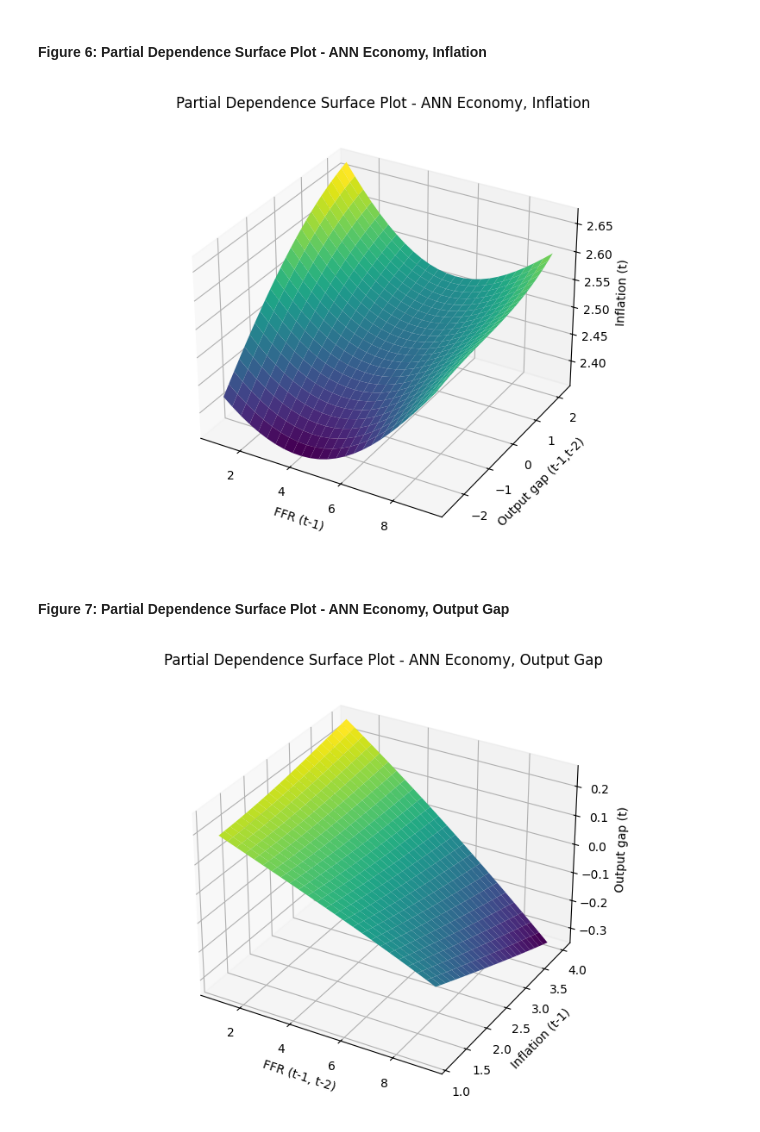
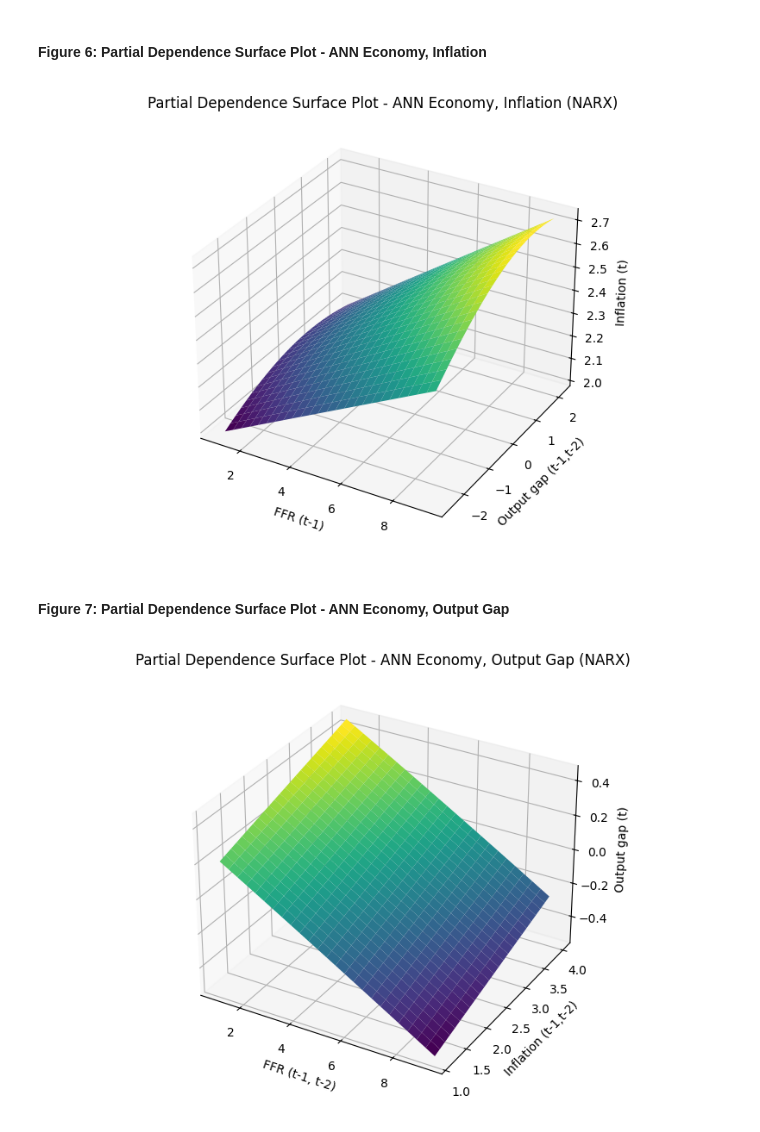
Before and after one commit to erskordi/Autonomous_Fed, a Jupyter notebook: notebooks/non_linear_environnment.ipynb, the cells around one changed output. Drawn from its saved outputs; the diff is of its cells as text; code cells hidden in the pictures.

Commit message:
Non-linear model moved toward MATLAB NARX Network still needs optimization and source update, hidden search still not accurate
Signed-off-by: Nikhil Sunder <nsunder724@gmail.com>

```diff
--- a/notebooks/non_linear_environnment.ipynb
+++ b/notebooks/non_linear_environnment.ipynb
@@ -760,7 +1042,27 @@ Best pi model has 3 hidden units with val MSE = 0.028609
 # %%
+y_meta  = best_y["meta"]
+pi_meta = best_pi["meta"]
+
 device = "cpu"
-yhat_val  = predict(best_y["model"],  y_meta["xva_raw"],  y_meta["x_scaler"],  y_meta["y_scaler"],  device=device)
-pihat_val = predict(best_pi["model"], pi_meta["xva_raw"], pi_meta["x_scaler"], pi_meta["y_scaler"], device=device)
+
+# validation slices
+y_S_val  = y_meta["state_full_raw"][y_meta["n_tr"]:, :]
+pi_S_val = pi_meta["state_full_raw"][pi_meta["n_tr"]:, :]
+
+yhat_val = predict_narx_from_state(
+    best_y["model"],
+    y_S_val,
+    x_transformer=y_meta["x_transformer"],
+    y_scaler=y_meta["y_scaler"],
+    device=device,
+)
+pihat_val = predict_narx_from_state(
+    best_pi["model"],
+    pi_S_val,
+    x_transformer=pi_meta["x_transformer"],
+    y_scaler=pi_meta["y_scaler"],
+    device=device,
+)
 
 print("Validation Predictions for y:")
 print(yhat_val)
@@ -1076,35 +1300,35 @@ def plot_surface(gx, gy, Z, xlabel, ylabel, zlabel, title):
 # %%
 # Inflation surface: pi_hat = f(y, y_lag1, y_lag2, pi_lag1, pi_lag2, i_lag1)
 # Match paper constraints:
 #   y = y(t-1) = y(t-2)
 #   pi(t-1) = pi(t-2)
 gx, gy, Z = pd_surface_constrained(
     model=best_pi["model"],
-    X_raw=X_full_pi_raw,
-    x_scaler=pi_meta["x_scaler"],
+    X_raw=pi_meta["state_full_raw"],
+    x_scaler=pi_meta["x_transformer"],   # <-- transformer (state -> z_scaled)
     y_scaler=pi_meta["y_scaler"],
-    feature_cols=pi_meta["feature_cols"],
-    grid_x_feat="i_lag1",      # FFR (t-1)
-    grid_y_feat="y_lag1",      # Output gap (t-1) (also ties to y_lag2 and y)
+    feature_cols=pi_meta["state_feature_cols"],
+    grid_x_feat="i_lag1",
+    grid_y_feat="y_lag1",
     grid_x_n=25,
     grid_y_n=25,
     sample=2500,
     tie_groups=[
-        ("y", "y_lag1", "y_lag2"),      # enforce y=y(t-1)=y(t-2)
-        ("pi_lag1", "pi_lag2"),         # enforce pi(t-1)=pi(t-2) row-wise
+        ("y_lag1", "y_lag2"),
+        ("pi_lag1", "pi_lag2"),
     ],
     device="cpu",
 )
 
 plot_surface(
     gx, gy, Z,
     xlabel="FFR (t-1)",
     ylabel="Output gap (t-1,t-2)",
     zlabel="Inflation (t)",
-    title="Partial Dependence Surface Plot - ANN Economy, Inflation",
+    title="Partial Dependence Surface Plot - ANN Economy, Inflation (NARX)",
 )
 # %% [output]
-[figure, old version]
+[figure, new version]
 # %% [markdown]
 #### Figure 7: Partial Dependence Surface Plot - ANN Economy, Output Gap
 # %%
@@ -1112,25 +1336,25 @@ plot_surface(
 # Match paper constraint: i(t-1) = i(t-2)
 gx, gy, Z = pd_surface_constrained(
     model=best_y["model"],
-    X_raw=X_full_y_raw,
-    x_scaler=y_meta["x_scaler"],
+    X_raw=y_meta["state_full_raw"],
+    x_scaler=y_meta["x_transformer"],
     y_scaler=y_meta["y_scaler"],
-    feature_cols=y_meta["feature_cols"],
-    grid_x_feat="i_lag1",      # FFR (t-1)
-    grid_y_feat="pi_lag1",     # Inflation (t-1)
+    feature_cols=y_meta["state_feature_cols"],
+    grid_x_feat="i_lag1",
+    grid_y_feat="pi_lag1",
     grid_x_n=25,
     grid_y_n=25,
     sample=2500,
-    tie_groups=[("i_lag1", "i_lag2")],  # enforce i(t-1)=i(t-2)
+    tie_groups=[("i_lag1", "i_lag2")],
     device="cpu",
 )
 
 plot_surface(
     gx, gy, Z,
     xlabel="FFR (t-1, t-2)",
-    ylabel="Inflation (t-1)",
+    ylabel="Inflation (t-1,t-2)",
     zlabel="Output gap (t)",
-    title="Partial Dependence Surface Plot - ANN Economy, Output Gap",
+    title="Partial Dependence Surface Plot - ANN Economy, Output Gap (NARX)",
 )
 # %% [output]
-[figure, old version]
+[figure, new version]
```
Also changed, not shown: parts of 37 cells of this notebook, 1 other file.
